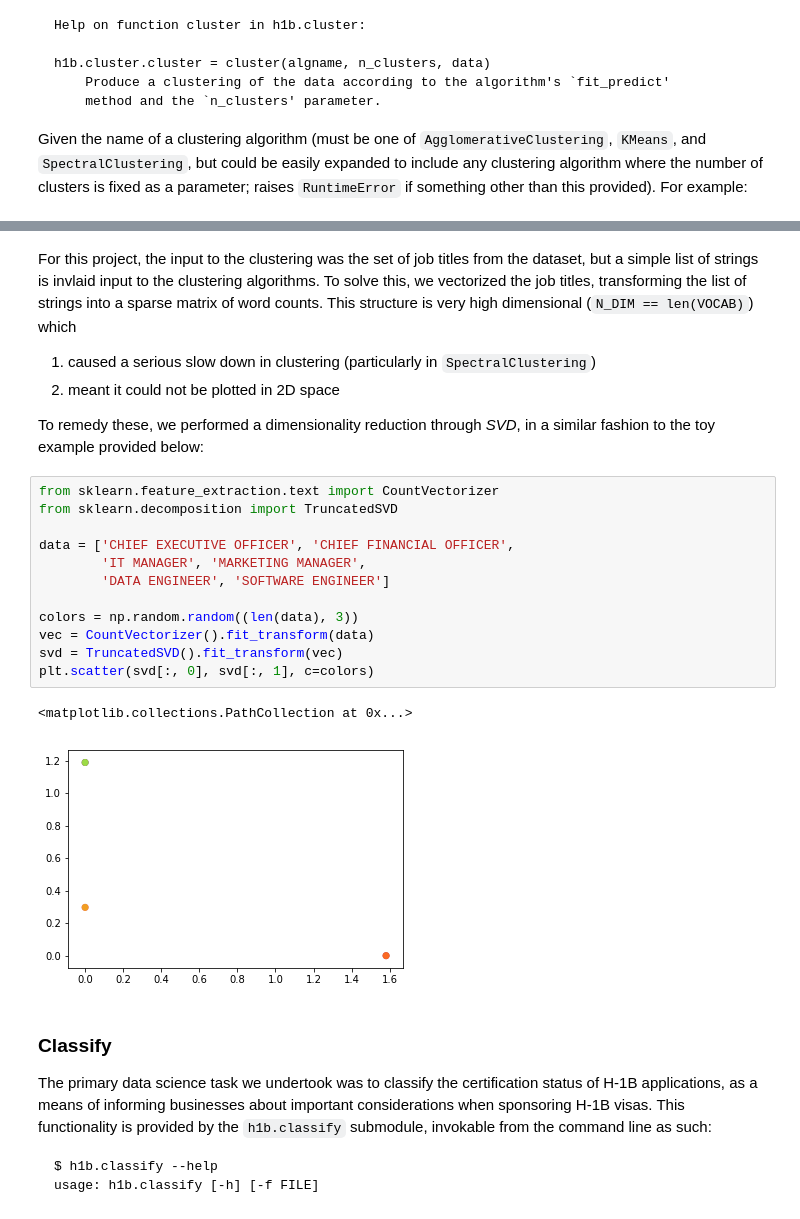
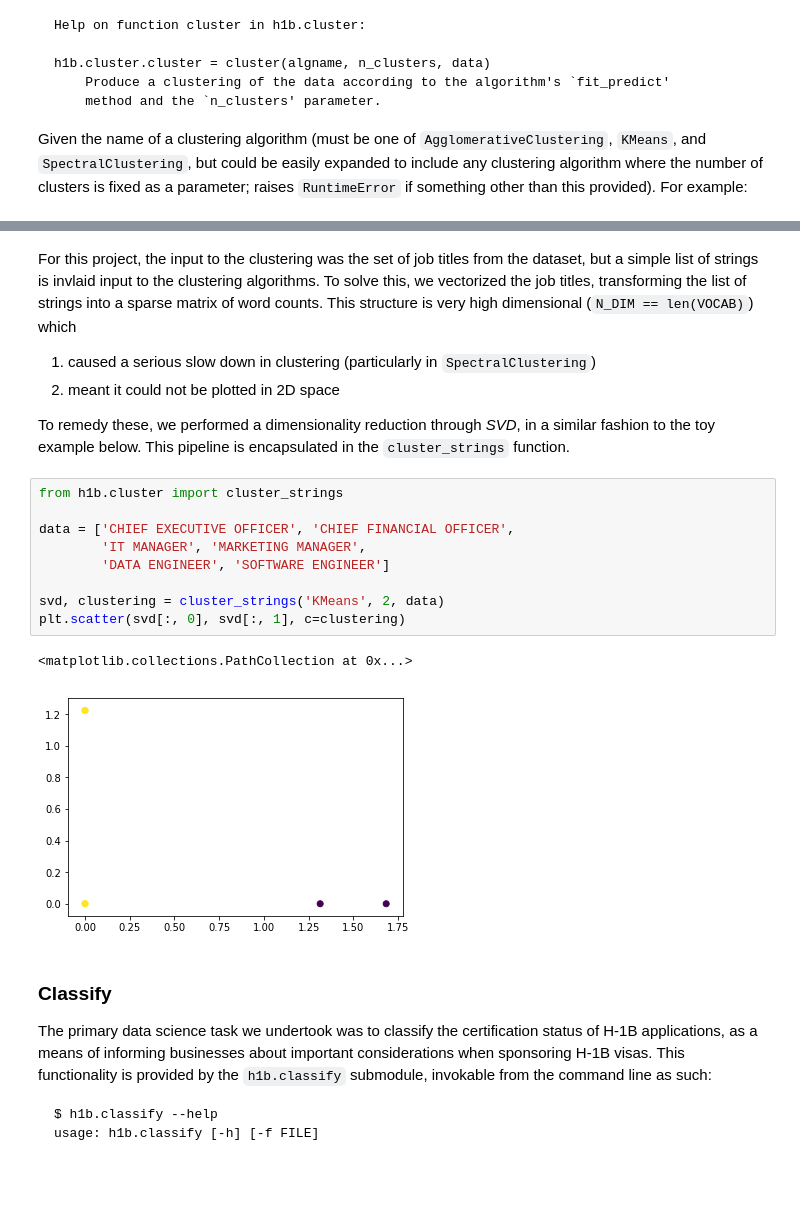
Before and after one commit to wbadart/H-1B-Analyzer, a Jupyter notebook: README.ipynb, the cells around one changed output, grey strips where cells are left out. Drawn from its saved outputs; the diff is of its cells as text; blank space fills up the shorter version.

Commit message:
Updated word cluster demo image

```diff
--- a/README.ipynb
+++ b/README.ipynb
@@ -138,22 +138,19 @@ For this project, the input to the clustering was the set of job titles from the
 1. caused a serious slow down in clustering (particularly in `SpectralClustering`)
 2. meant it could not be plotted in 2D space
 
-To remedy these, we performed a dimensionality reduction through *SVD*, in a similar fashion to the toy example provided below:
+To remedy these, we performed a dimensionality reduction through *SVD*, in a similar fashion to the toy example below. This pipeline is encapsulated in the `cluster_strings` function.
 # %%
-from sklearn.feature_extraction.text import CountVectorizer
-from sklearn.decomposition import TruncatedSVD
+from h1b.cluster import cluster_strings
 
 data = ['CHIEF EXECUTIVE OFFICER', 'CHIEF FINANCIAL OFFICER',
         'IT MANAGER', 'MARKETING MANAGER',
         'DATA ENGINEER', 'SOFTWARE ENGINEER']
 
-colors = np.random.random((len(data), 3))
-vec = CountVectorizer().fit_transform(data)
-svd = TruncatedSVD().fit_transform(vec)
-plt.scatter(svd[:, 0], svd[:, 1], c=colors)
+svd, clustering = cluster_strings('KMeans', 2, data)
+plt.scatter(svd[:, 0], svd[:, 1], c=clustering)
 # %% [output]
 <matplotlib.collections.PathCollection at 0x...>
-[figure, old version]
+[figure, new version]
 # %% [markdown]
 ### Classify
 
```
Also changed, not shown: parts of 1 cell of this notebook.
